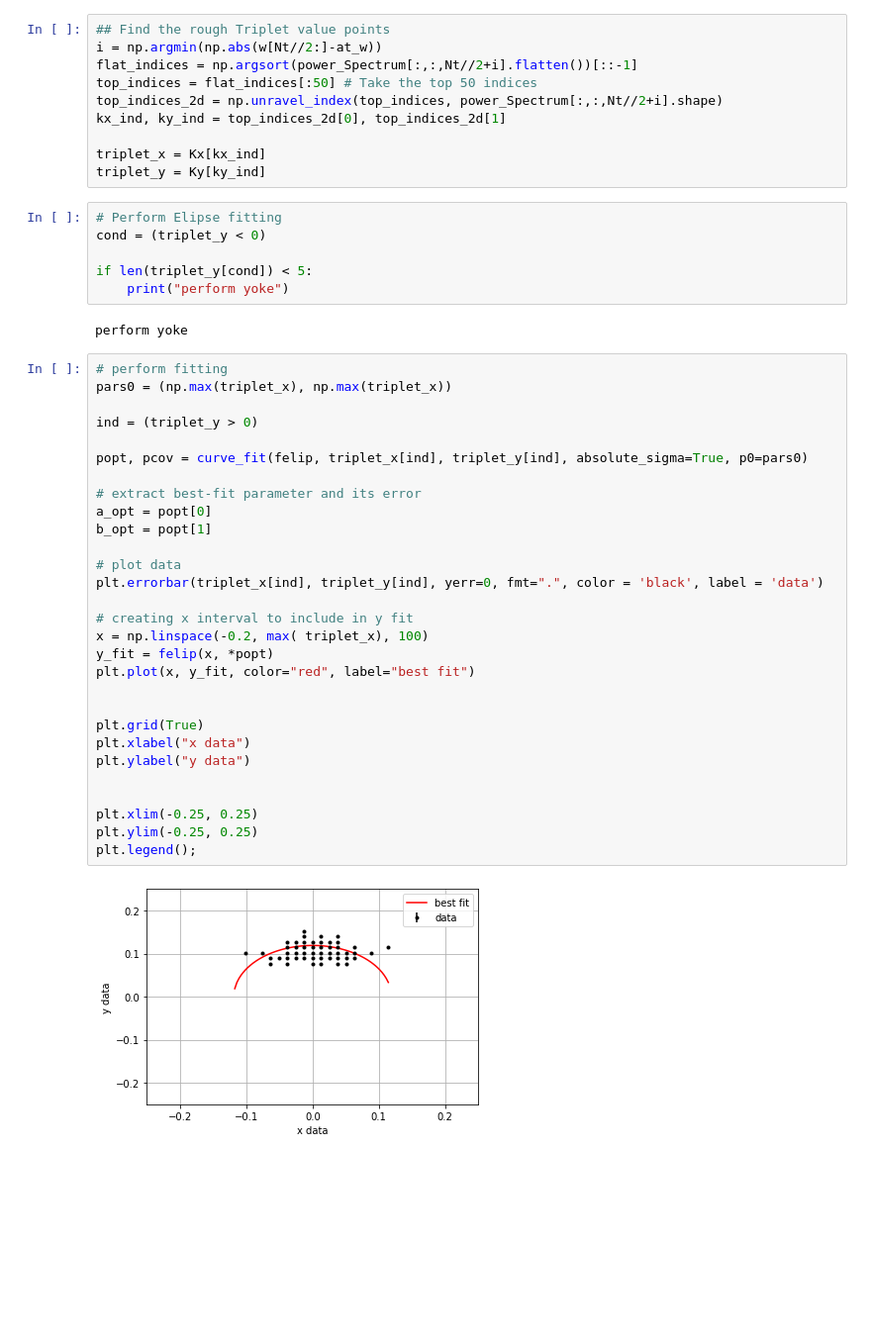
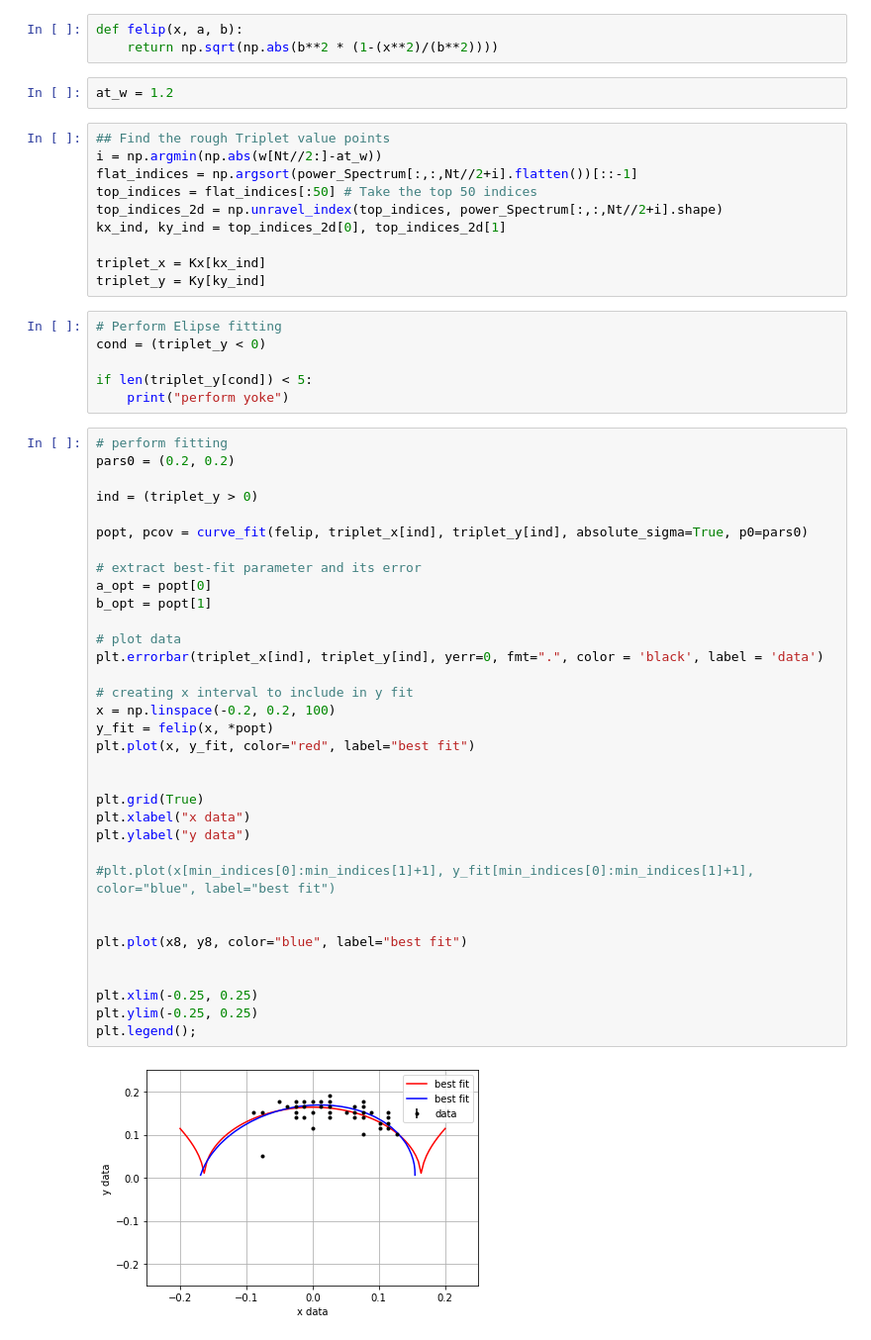
Before and after one commit to joeyanderson1/4th-Year-Thesis, a Jupyter notebook: Triplet Method - Ellipse Fit .ipynb, the cells around one changed output. Shown: that part at 99% size. Saved outputs shown, nothing was run; the diff lists cells and outputs as text; blank space fills up the shorter version.

```diff
--- a/Triplet Method - Ellipse Fit .ipynb
+++ b/Triplet Method - Ellipse Fit .ipynb
@@ -163,3 +215,8 @@ at_w = 0.8
+# %%
+def felip(x, a, b):
+    return np.sqrt(np.abs(b**2 * (1-(x**2)/(b**2))))
+# %%
+at_w = 1.2
 # %%
 ## Find the rough Triplet value points
 i = np.argmin(np.abs(w[Nt//2:]-at_w))
@@ -176,36 +233,39 @@ cond = (triplet_y < 0)
 
 if len(triplet_y[cond]) < 5:
     print("perform yoke")
-# %% [output]
-perform yoke
 # %%
 # perform fitting
-pars0 = (np.max(triplet_x), np.max(triplet_x))
+pars0 = (0.2, 0.2)
 
 ind = (triplet_y > 0)
 
 popt, pcov = curve_fit(felip, triplet_x[ind], triplet_y[ind], absolute_sigma=True, p0=pars0)
 
 # extract best-fit parameter and its error
 a_opt = popt[0]
 b_opt = popt[1]
 
 # plot data
 plt.errorbar(triplet_x[ind], triplet_y[ind], yerr=0, fmt=".", color = 'black', label = 'data')
 
 # creating x interval to include in y fit
-x = np.linspace(-0.2, max( triplet_x), 100)
+x = np.linspace(-0.2, 0.2, 100)
 y_fit = felip(x, *popt)
 plt.plot(x, y_fit, color="red", label="best fit")
 
 
 plt.grid(True)
 plt.xlabel("x data")
 plt.ylabel("y data")
 
+#plt.plot(x[min_indices[0]:min_indices[1]+1], y_fit[min_indices[0]:min_indices[1]+1], color="blue", label="best fit")
+
+
+plt.plot(x8, y8, color="blue", label="best fit")
+
 
 plt.xlim(-0.25, 0.25)
 plt.ylim(-0.25, 0.25)
 plt.legend();
 # %% [output]
-[figure, old version]
+[figure, new version]
```
Also changed, not shown: parts of 9 cells of this notebook.
